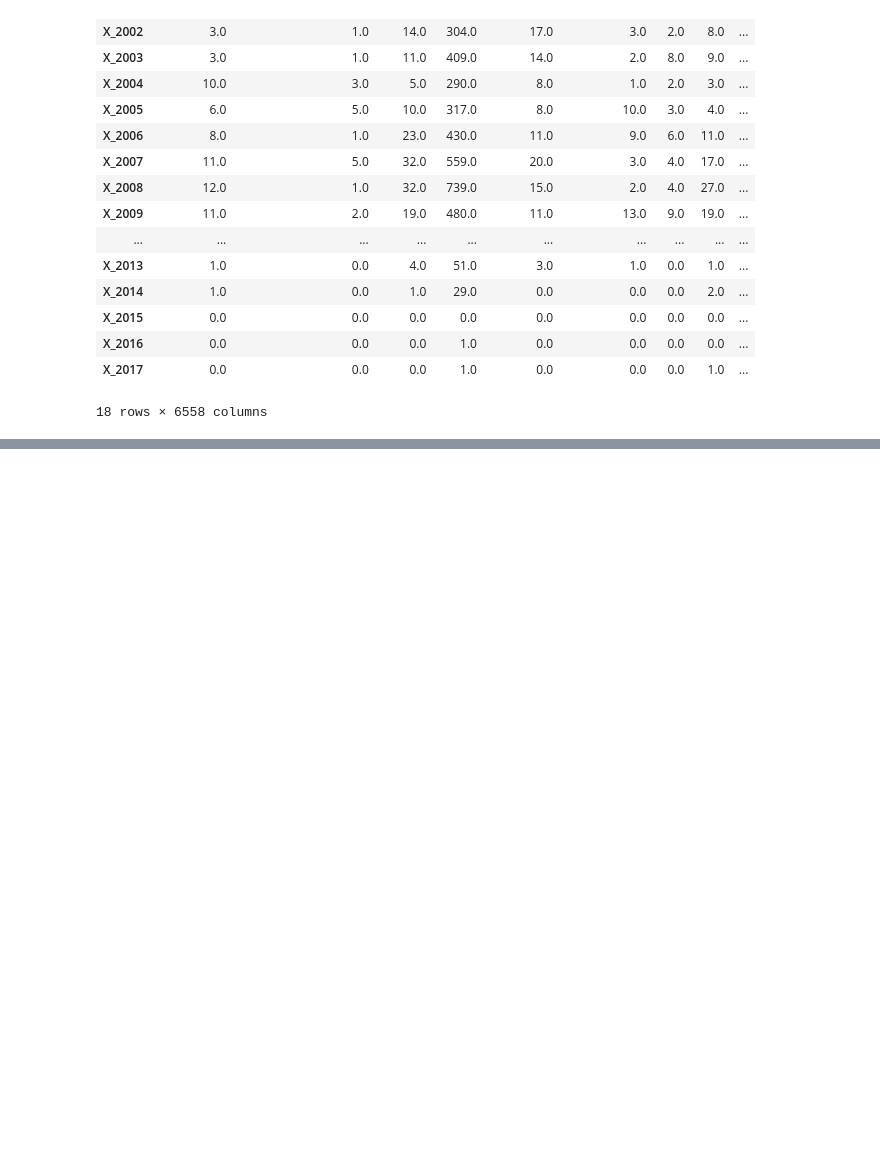
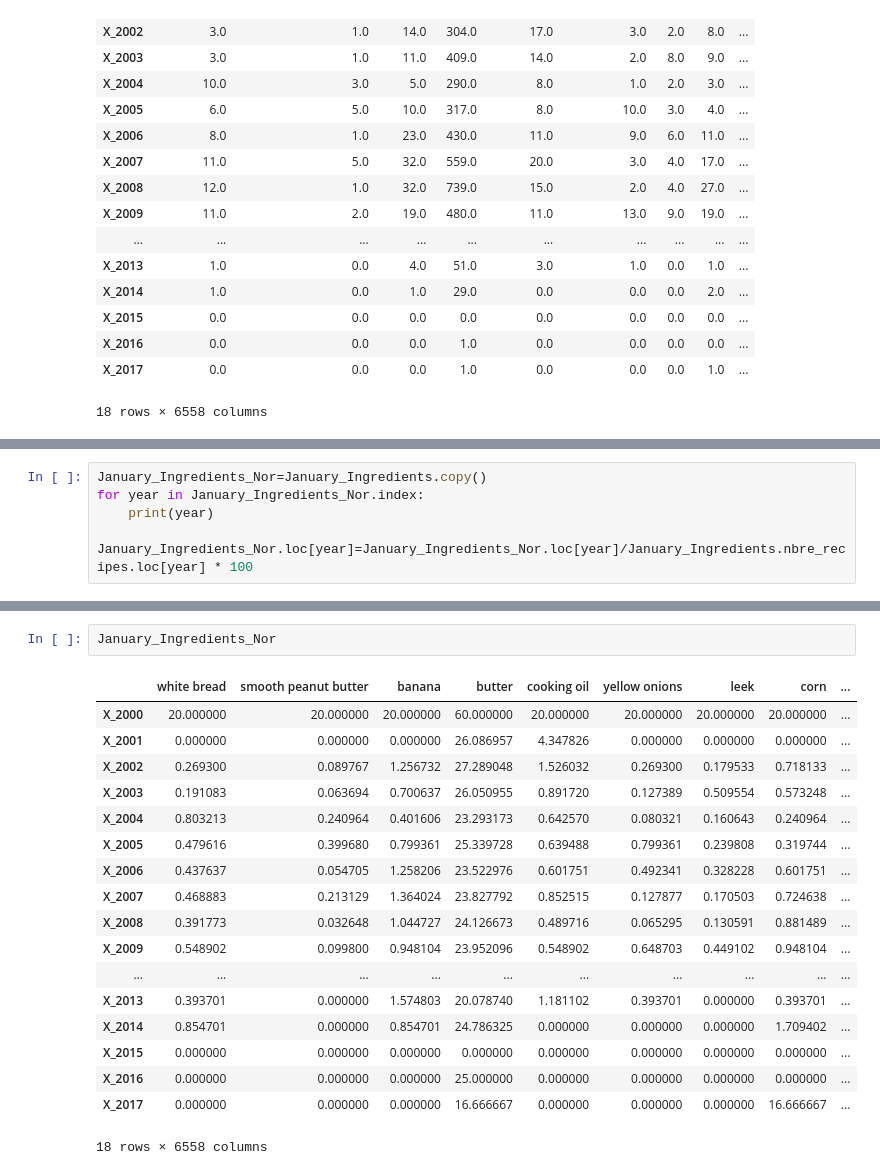
Before and after one commit to ramzinaji/analyse_cooking_app, a Jupyter notebook: etude_app_cuisine/script.ipynb, the cells around one changed output, grey strips where cells are left out. Cells and saved outputs as stored; diff of their text form; blank space fills up the shorter version.

```diff
--- a/etude_app_cuisine/script.ipynb
+++ b/etude_app_cuisine/script.ipynb
@@ -304,0 +303,5 @@ Name: nbre_ingredients, dtype: float64
+# %%
+January_Ingredients_Nor=January_Ingredients.copy()
+for year in January_Ingredients_Nor.index:
+    print(year)
+    January_Ingredients_Nor.loc[year]=January_Ingredients_Nor.loc[year]/January_Ingredients.nbre_recipes.loc[year] * 100
@@ -304,0 +327,21 @@ Name: nbre_ingredients, dtype: float64
+# %%
+January_Ingredients_Nor
+# %% [output]
+|  | white bread | smooth peanut butter | banana | butter | cooking oil | yellow onions | leek | corn | ... |
+| X_2000 | 20.000000 | 20.000000 | 20.000000 | 60.000000 | 20.000000 | 20.000000 | 20.000000 | 20.000000 | ... |
+| X_2001 | 0.000000 | 0.000000 | 0.000000 | 26.086957 | 4.347826 | 0.000000 | 0.000000 | 0.000000 | ... |
+| X_2002 | 0.269300 | 0.089767 | 1.256732 | 27.289048 | 1.526032 | 0.269300 | 0.179533 | 0.718133 | ... |
+| X_2003 | 0.191083 | 0.063694 | 0.700637 | 26.050955 | 0.891720 | 0.127389 | 0.509554 | 0.573248 | ... |
+| X_2004 | 0.803213 | 0.240964 | 0.401606 | 23.293173 | 0.642570 | 0.080321 | 0.160643 | 0.240964 | ... |
+| X_2005 | 0.479616 | 0.399680 | 0.799361 | 25.339728 | 0.639488 | 0.799361 | 0.239808 | 0.319744 | ... |
+| X_2006 | 0.437637 | 0.054705 | 1.258206 | 23.522976 | 0.601751 | 0.492341 | 0.328228 | 0.601751 | ... |
+| X_2007 | 0.468883 | 0.213129 | 1.364024 | 23.827792 | 0.852515 | 0.127877 | 0.170503 | 0.724638 | ... |
+| X_2008 | 0.391773 | 0.032648 | 1.044727 | 24.126673 | 0.489716 | 0.065295 | 0.130591 | 0.881489 | ... |
+| X_2009 | 0.548902 | 0.099800 | 0.948104 | 23.952096 | 0.548902 | 0.648703 | 0.449102 | 0.948104 | ... |
+| ... | ... | ... | ... | ... | ... | ... | ... | ... | ... |
+| X_2013 | 0.393701 | 0.000000 | 1.574803 | 20.078740 | 1.181102 | 0.393701 | 0.000000 | 0.393701 | ... |
+| X_2014 | 0.854701 | 0.000000 | 0.854701 | 24.786325 | 0.000000 | 0.000000 | 0.000000 | 1.709402 | ... |
+| X_2015 | 0.000000 | 0.000000 | 0.000000 | 0.000000 | 0.000000 | 0.000000 | 0.000000 | 0.000000 | ... |
+| X_2016 | 0.000000 | 0.000000 | 0.000000 | 25.000000 | 0.000000 | 0.000000 | 0.000000 | 0.000000 | ... |
+| X_2017 | 0.000000 | 0.000000 | 0.000000 | 16.666667 | 0.000000 | 0.000000 | 0.000000 | 16.666667 | ... |
+18 rows × 6558 columns
```
Also changed, not shown: parts of 20 cells of this notebook, 4 other files.
